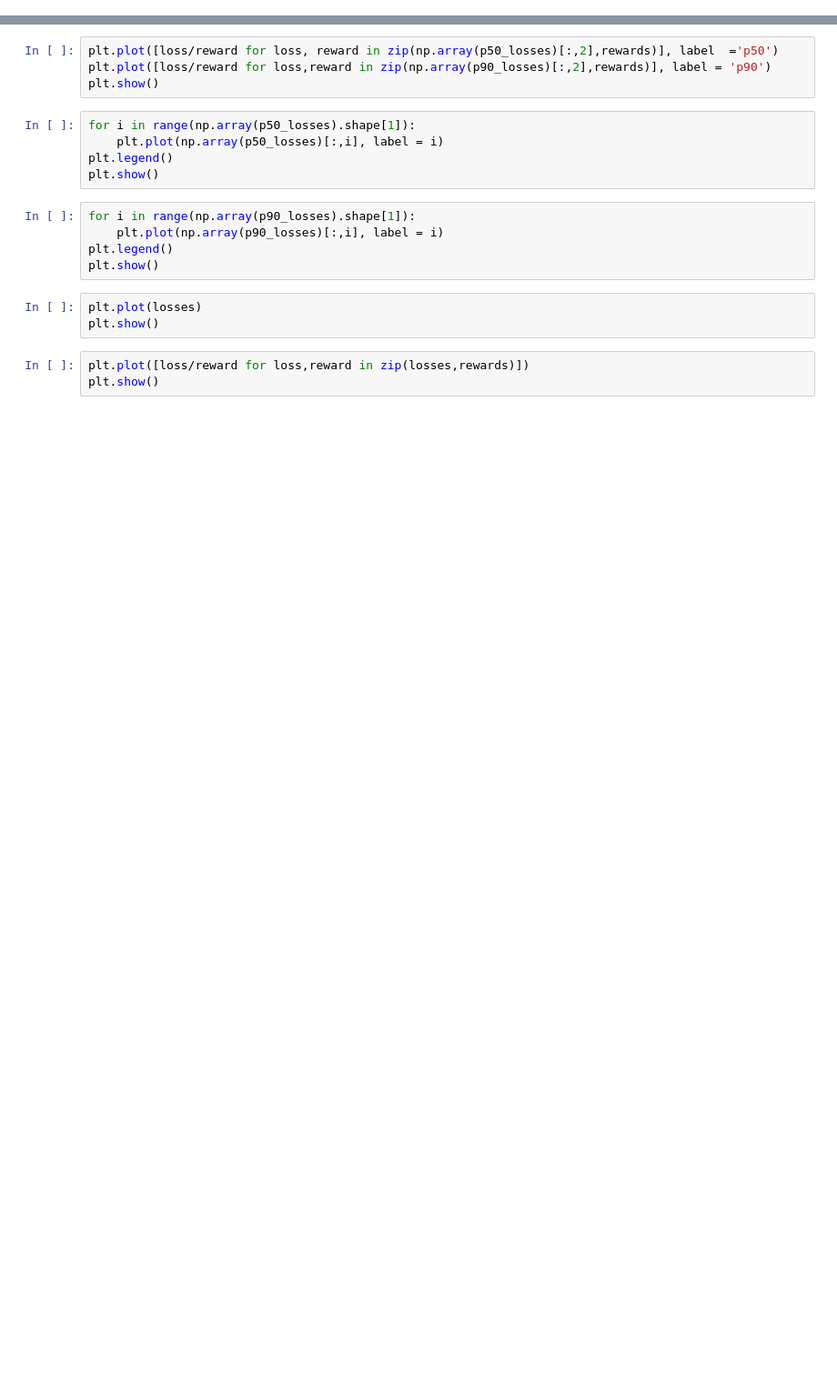
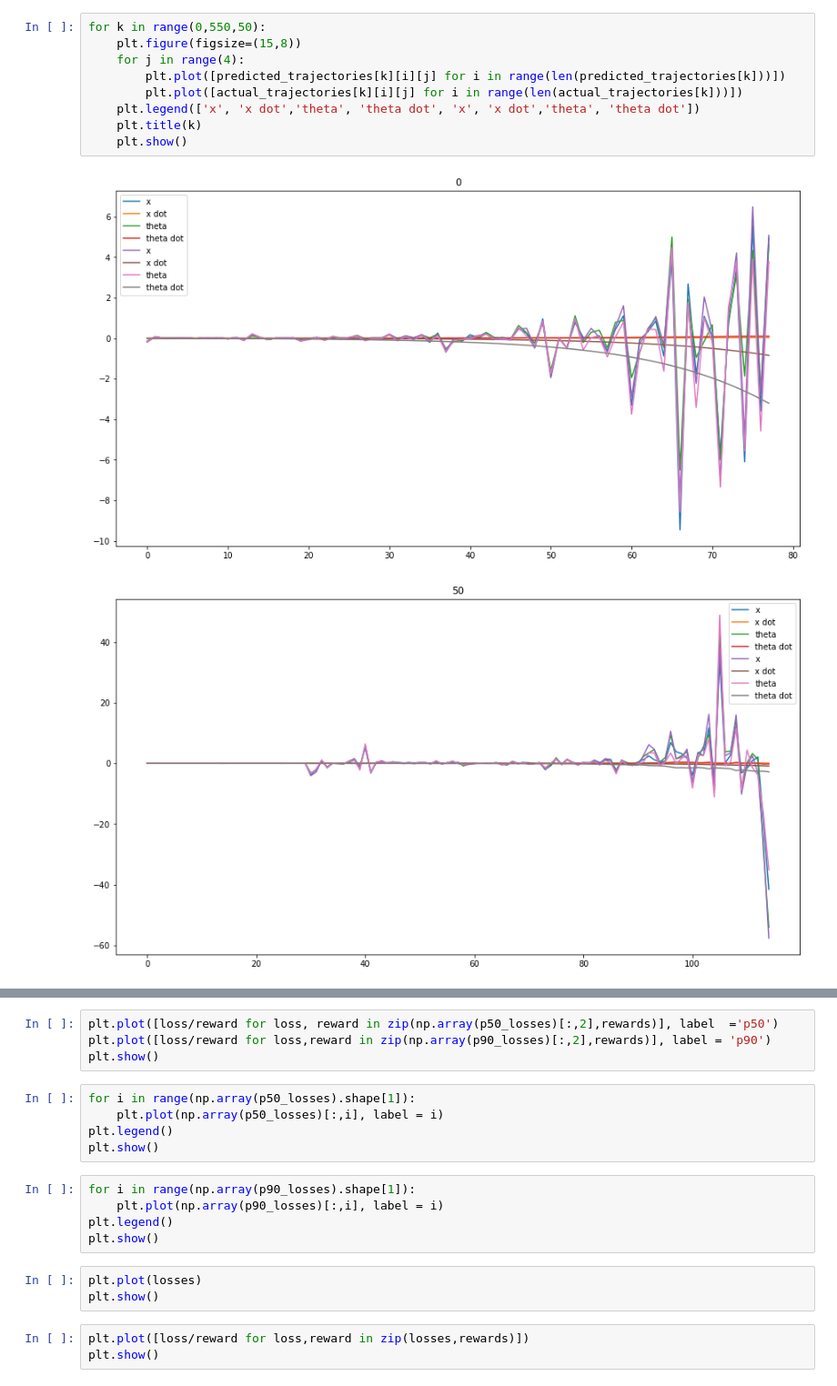
Before and after one commit to albalaka/DLQR, a Jupyter notebook: EagerExecutionAttempt.ipynb, the cells around one changed output, grey strips where cells are left out. Shown at 91% size. Cells and saved outputs as stored; diff of their text form; blank space fills up the shorter version.

```diff
--- a/EagerExecutionAttempt.ipynb
+++ b/EagerExecutionAttempt.ipynb
@@ -439,0 +540,12 @@ for i in range(100):
+# %%
+for k in range(0,550,50):
+    plt.figure(figsize=(15,8))
+    for j in range(4):
+        plt.plot([predicted_trajectories[k][i][j] for i in range(len(predicted_trajectories[k]))])
+        plt.plot([actual_trajectories[k][i][j] for i in range(len(actual_trajectories[k]))])
+    plt.legend(['x', 'x dot','theta', 'theta dot', 'x', 'x dot','theta', 'theta dot'])
+    plt.title(k)
+    plt.show()
+# %% [output]
+[figure, added]
+[figure, added]
```
Also changed, not shown: parts of 18 cells of this notebook.
